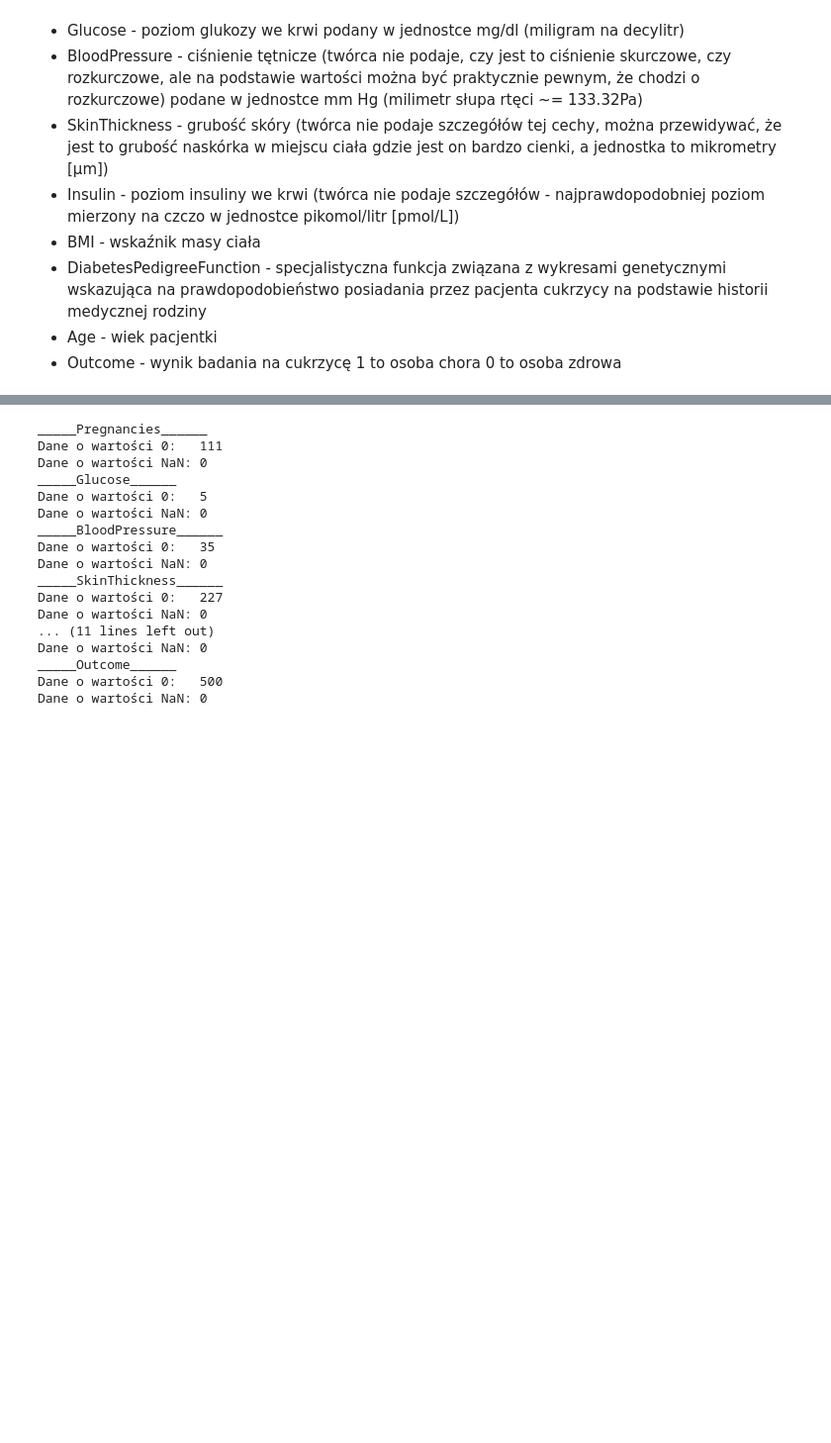
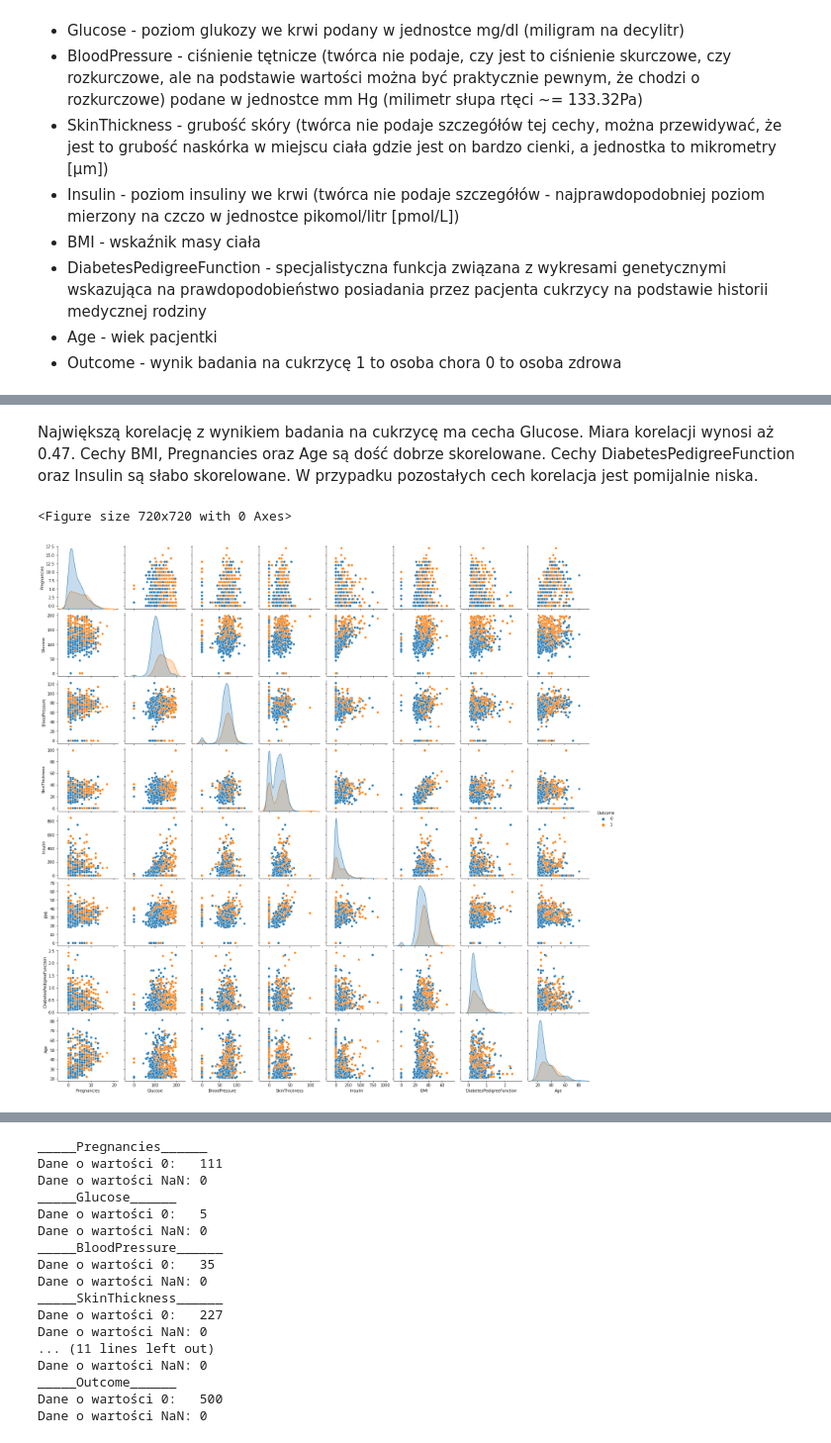
Before and after one commit to isso1550/analiza23_medycyna, a Jupyter notebook: Analiza_zbioru.ipynb, the cells around one changed output, grey strips where cells are left out. Shown at 99% size. Drawn from its saved outputs; the diff is of its cells as text; code cells hidden in the pictures; blank space fills up the shorter version.

```diff
--- a/Analiza_zbioru.ipynb
+++ b/Analiza_zbioru.ipynb
@@ -69,0 +106,9 @@ sns.heatmap(data.corr(), annot=True)
+# %% [markdown]
+Największą korelację z wynikiem badania na cukrzycę ma cecha Glucose. Miara korelacji wynosi aż 0.47. Cechy BMI, Pregnancies oraz Age są dość dobrze skorelowane. Cechy DiabetesPedigreeFunction oraz Insulin są słabo skorelowane. W przypadku pozostałych cech korelacja jest pomijalnie niska.
+# %%
+plt.figure(figsize=(10,10))
+ax = sns.pairplot(data, hue="Outcome")
+plt.show()
+# %% [output]
+<Figure size 720x720 with 0 Axes>
+[figure, added]
```
Also changed, not shown: parts of 25 cells of this notebook.
